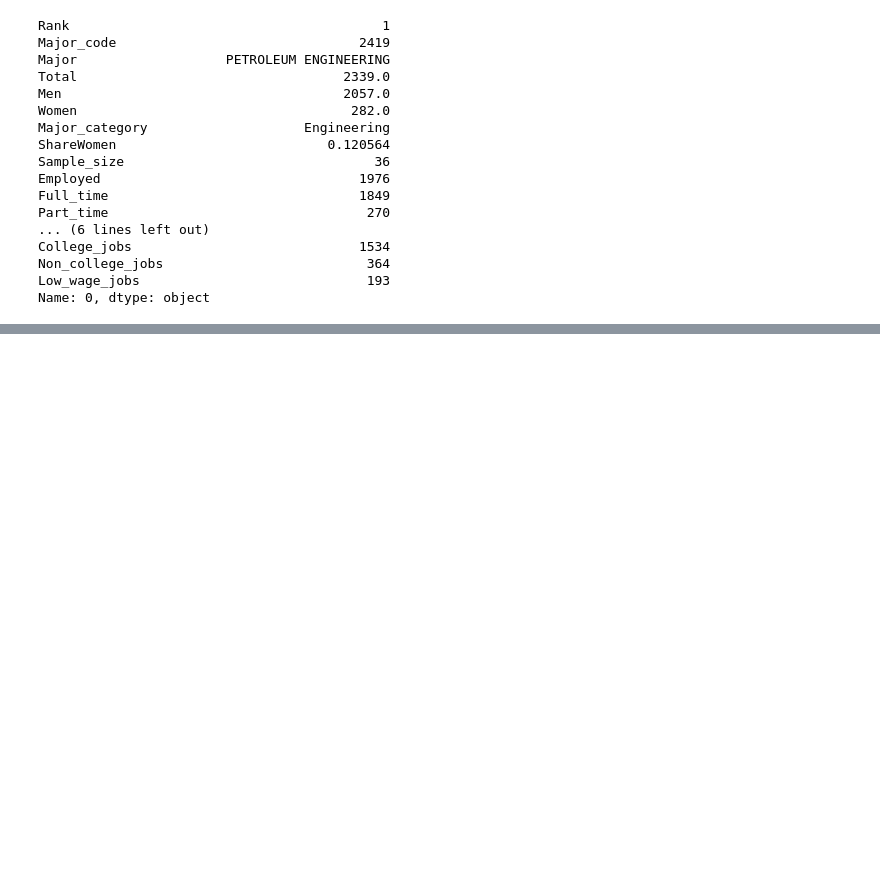
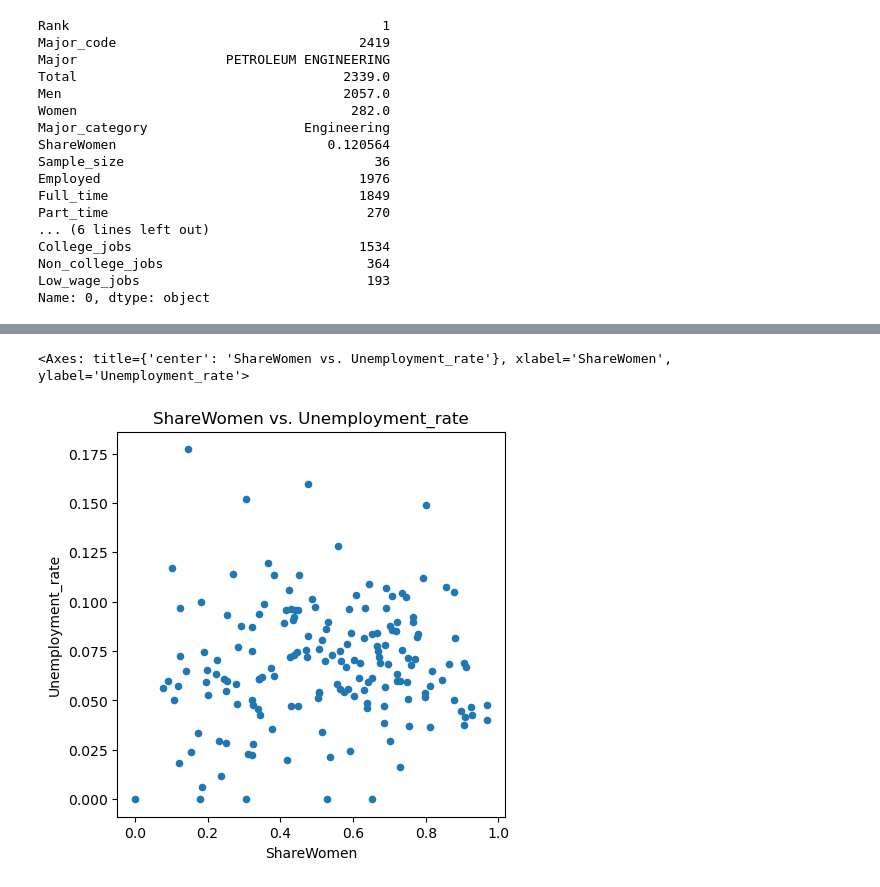
Before and after one commit to rabobahago/data_analytics_projects, a Jupyter notebook: visualizing_earnings_based_on_college_majors/main.ipynb, the cells around one changed output, grey strips where cells are left out. Saved outputs shown, nothing was run; the diff lists cells and outputs as text; code cells hidden in the pictures; blank space fills up the shorter version.

```diff
--- a/visualizing_earnings_based_on_college_majors/main.ipynb
+++ b/visualizing_earnings_based_on_college_majors/main.ipynb
@@ -89,0 +113,5 @@ raw_data_count
+# %%
+recent_grads.plot(x='ShareWomen', y='Unemployment_rate', title = "ShareWomen vs. Unemployment_rate" , kind='scatter', figsize=(5,5))
+# %% [output]
+<Axes: title={'center': 'ShareWomen vs. Unemployment_rate'}, xlabel='ShareWomen', ylabel='Unemployment_rate'>
+[figure, added]
```
Also changed, not shown: parts of 6 cells of this notebook.
